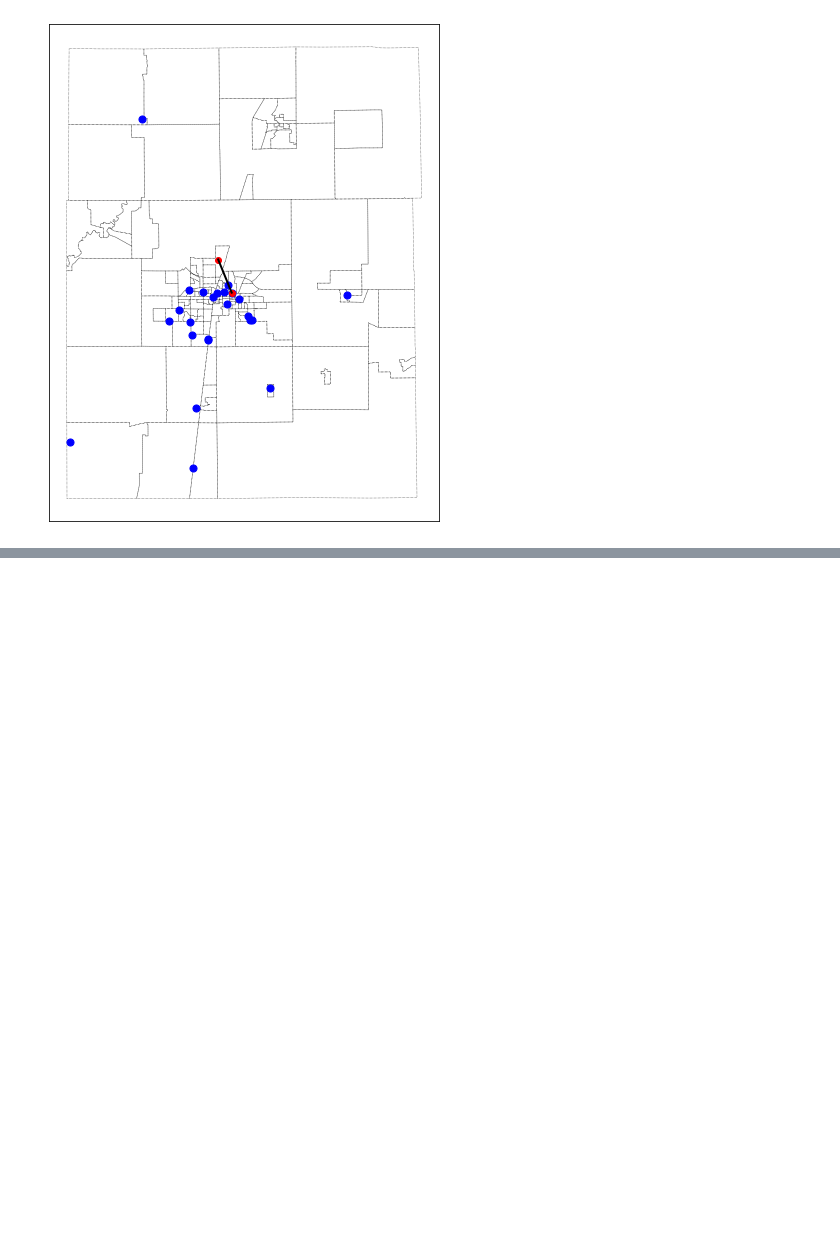
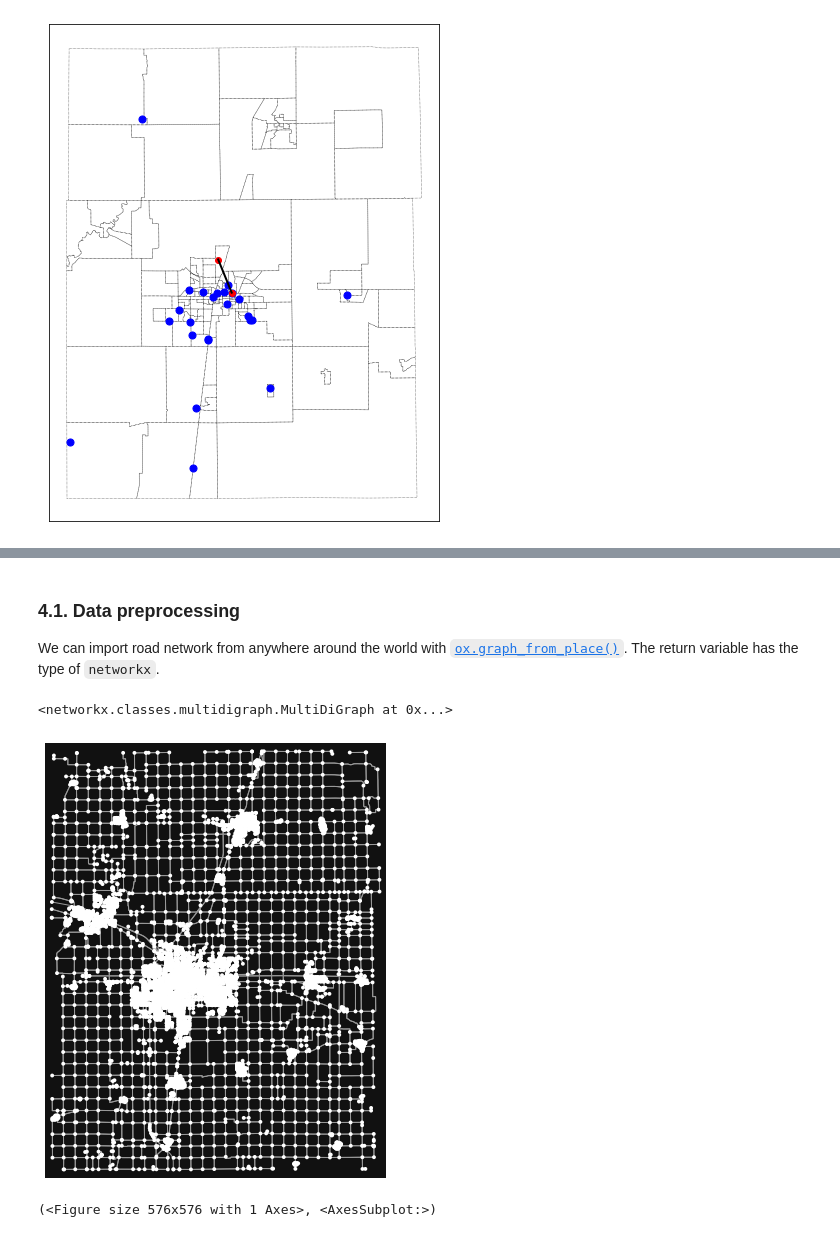
Before and after one commit to jparkgeo/GEOG489, a Jupyter notebook: Week7/Basic Spatial Analysis with Python.ipynb, the cells around one changed output, grey strips where cells are left out. Drawn from its saved outputs; the diff is of its cells as text; code cells hidden in the pictures; blank space fills up the shorter version.

```diff
--- a/Week7/Basic Spatial Analysis with Python.ipynb
+++ b/Week7/Basic Spatial Analysis with Python.ipynb
@@ -567,0 +561,14 @@ plt.show()
+# %% [markdown]
+### 4.1. Data preprocessing
+
+We can import road network from anywhere around the world with <a href=https://osmnx.readthedocs.io/en/stable/osmnx.html#osmnx.graph.graph_from_place>`ox.graph_from_place()`</a>. The return variable has the type of `networkx`.
+# %%
+G = ox.graph_from_place('Champaign County, IL, USA', network_type='drive', simplify=True)
+G
+# %% [output]
+<networkx.classes.multidigraph.MultiDiGraph at 0x...>
+# %%
+ox.plot_graph(G)
+# %% [output]
+[figure, added]
+(<Figure size 576x576 with 1 Axes>, <AxesSubplot:>)
```
Also changed, not shown: parts of 52 cells of this notebook, 1 other file.
